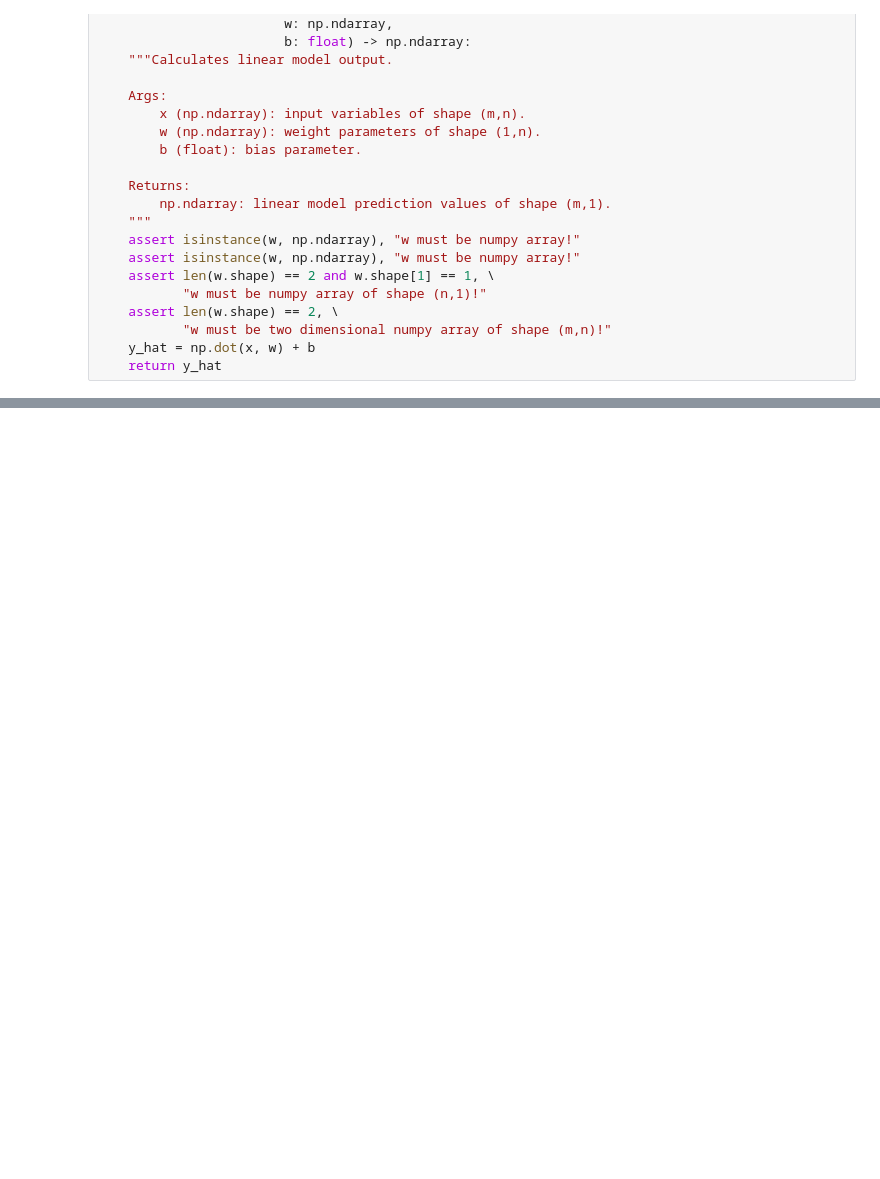
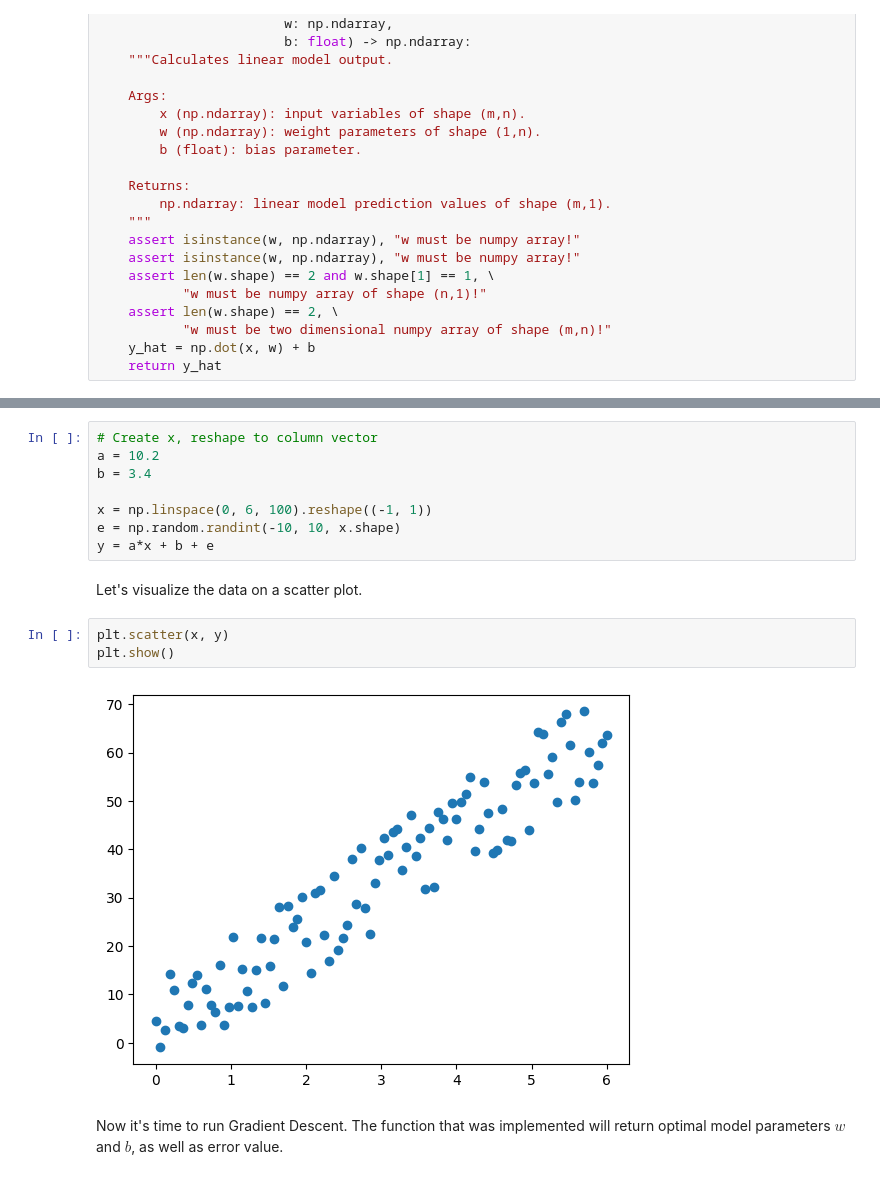
Before and after one commit to michrus/am-i-learning-yet, a Jupyter notebook: machine_learning/linear_regression/linear_regression.ipynb, the cells around one changed output, grey strips where cells are left out. Saved outputs shown, nothing was run; the diff lists cells and outputs as text; blank space fills up the shorter version.

Commit message:
Gradient Descent demo

```diff
--- a/machine_learning/linear_regression/linear_regression.ipynb
+++ b/machine_learning/linear_regression/linear_regression.ipynb
@@ -362,0 +389,17 @@ def gradient_descent(y: np.ndarray,
+# %%
+# Create x, reshape to column vector
+a = 10.2
+b = 3.4
+
+x = np.linspace(0, 6, 100).reshape((-1, 1))
+e = np.random.randint(-10, 10, x.shape)
+y = a*x + b + e
+# %% [markdown]
+Let's visualize the data on a scatter plot.
+# %%
+plt.scatter(x, y)
+plt.show()
+# %% [output]
+[figure, added]
+# %% [markdown]
+Now it's time to run Gradient Descent. The function that was implemented will return optimal model parameters $w$ and $b$, as well as error value.
```
Also changed, not shown: parts of 12 cells of this notebook.
